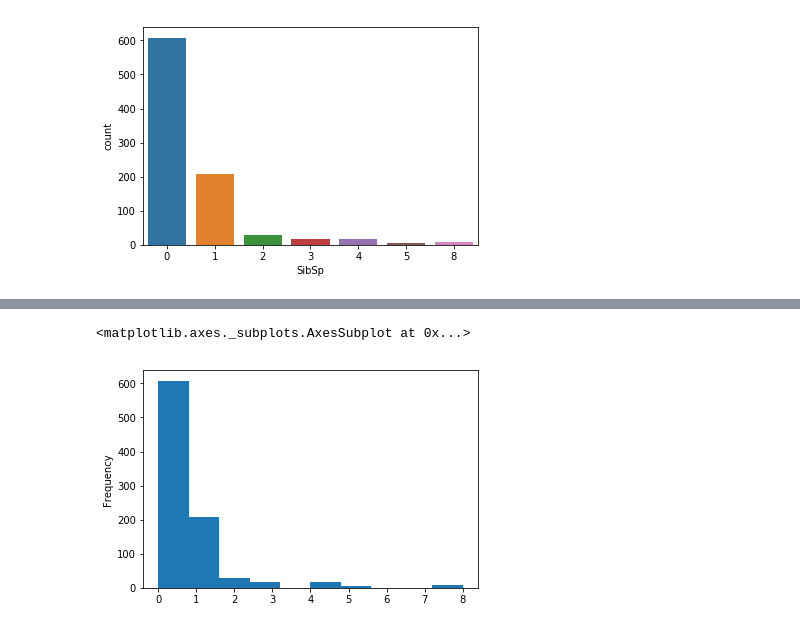
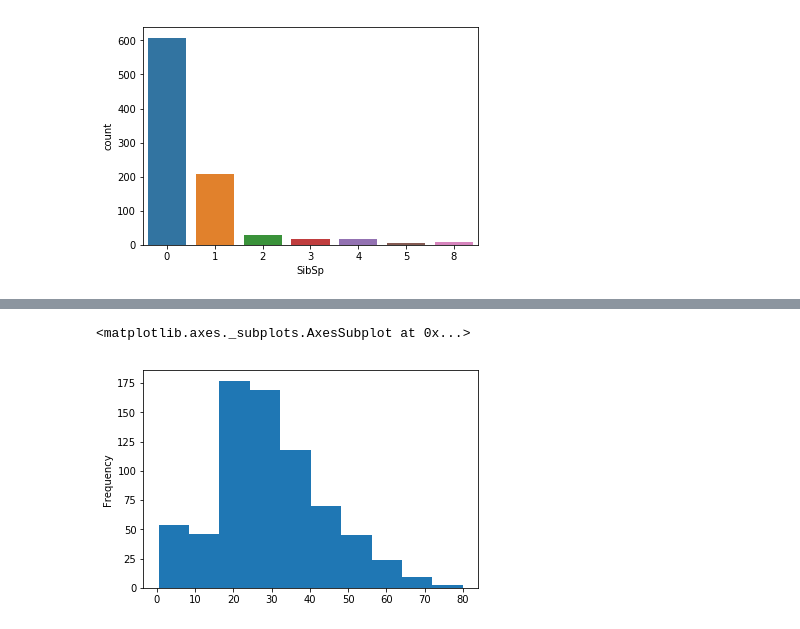
Before and after one commit to vijaypatha/mlcourse, a Jupyter notebook: Titanic Pre-Modeling .ipynb, the cells around one changed output, grey strips where cells are left out. Cells and saved outputs as stored; diff of their text form; code cells hidden in the pictures.

```diff
--- a/Titanic Pre-Modeling .ipynb
+++ b/Titanic Pre-Modeling .ipynb
@@ -132,5 +153,5 @@ sns.countplot('SibSp', data=train)
 # %%
-train['SibSp'].plot.hist()
+train['Age'].plot.hist()
 # %% [output]
 <matplotlib.axes._subplots.AxesSubplot at 0x...>
-[figure, old version]
+[figure, new version]
```
Also changed, not shown: parts of 24 cells of this notebook.
